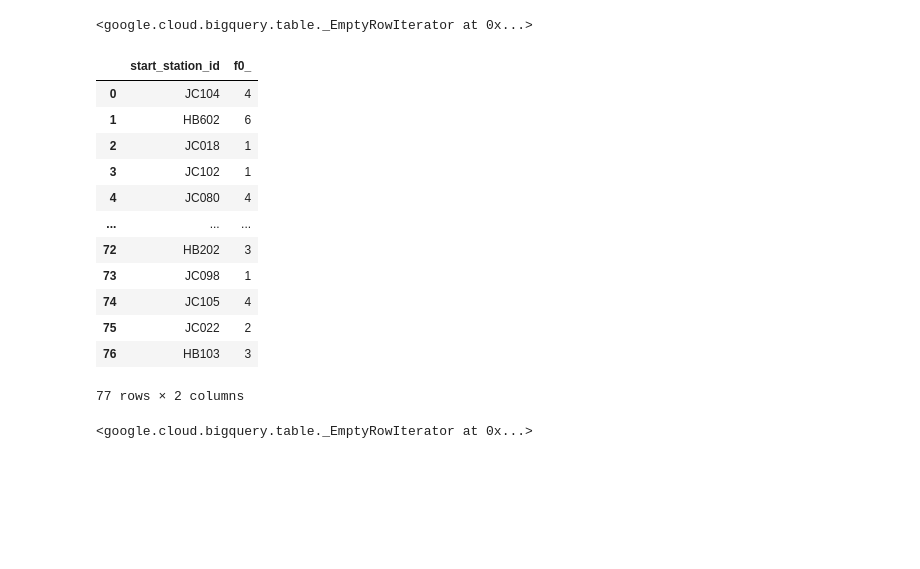
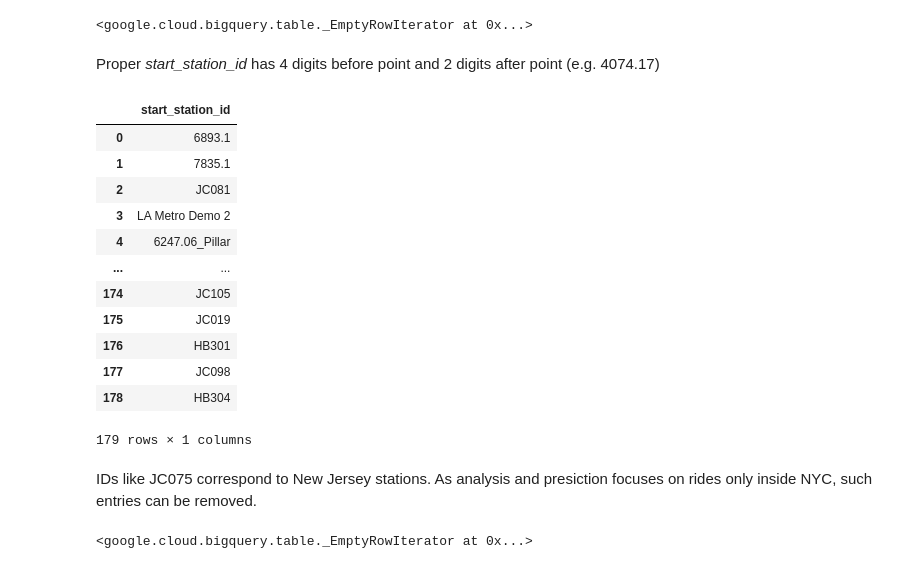
Before and after one commit to olshevskaa/citibike-nyc, a Jupyter notebook: notebooks/citibike.ipynb, the cells around one changed output. Saved outputs shown, nothing was run; the diff lists cells and outputs as text; code cells hidden in the pictures; blank space fills up the shorter version.

```diff
--- a/notebooks/citibike.ipynb
+++ b/notebooks/citibike.ipynb
@@ -225,30 +244,36 @@ job = client.query(query)
 job.result()
 # %% [output]
 <google.cloud.bigquery.table._EmptyRowIterator at 0x...>
+# %% [markdown]
+Proper *start_station_id* has 4 digits before point and 2 digits after point (e.g. 4074.17)
 # %%
+regex = r'^\d{4}\.\d{2}$'
+
 query = f"""
-    SELECT start_station_id, COUNT(*)
+    SELECT start_station_id
     FROM {cleaned_table_ref}
-    WHERE start_station_id IS NULL OR SAFE_CAST(start_station_id AS FLOAT64) IS NULL
+    WHERE NOT REGEXP_CONTAINS(start_station_id, r'{regex}')
     GROUP BY start_station_id;
 """
 
 df = client.query(query).to_dataframe()
 df
 # %% [output]
-|  | start_station_id | f0_ |
-| 0 | JC104 | 4 |
-| 1 | HB602 | 6 |
-| 2 | JC018 | 1 |
-| 3 | JC102 | 1 |
-| 4 | JC080 | 4 |
-| ... | ... | ... |
-| 72 | HB202 | 3 |
-| 73 | JC098 | 1 |
-| 74 | JC105 | 4 |
-| 75 | JC022 | 2 |
-| 76 | HB103 | 3 |
+|  | start_station_id |
+| 0 | 6893.1 |
+| 1 | 7835.1 |
+| 2 | JC081 |
+| 3 | LA Metro Demo 2 |
+| 4 | 6247.06_Pillar |
+| ... | ... |
+| 174 | JC105 |
+| 175 | JC019 |
+| 176 | HB301 |
+| 177 | JC098 |
+| 178 | HB304 |
-77 rows × 2 columns
+179 rows × 1 columns
+# %% [markdown]
+IDs like JC075 correspond to New Jersey stations. As analysis and presiction focuses on rides only inside NYC, such entries can be removed.
 # %%
 regex = r'^[A-Za-z]{2}\d{3}$'
 
```
Also changed, not shown: parts of 83 cells of this notebook.
